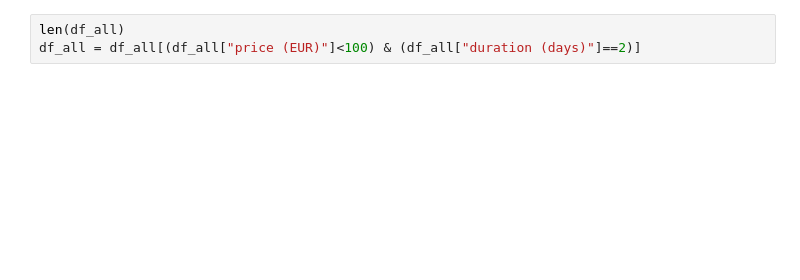
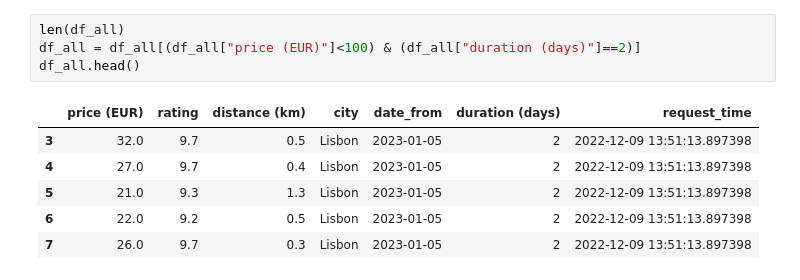
Before and after one commit to s3flsago/hostelprices, a Jupyter notebook: notebooks/static_analysis.ipynb, the cells around one changed output. Cells and saved outputs as stored; diff of their text form; blank space fills up the shorter version.

```diff
--- a/notebooks/static_analysis.ipynb
+++ b/notebooks/static_analysis.ipynb
@@ -65,6 +153,14 @@ df_all = LoadData.loop(
 # %%
 len(df_all)
 df_all = df_all[(df_all["price (EUR)"]<100) & (df_all["duration (days)"]==2)]
+df_all.head()
+# %% [output]
+|  | price (EUR) | rating | distance (km) | city | date_from | duration (days) | request_time |
+| 3 | 32.0 | 9.7 | 0.5 | Lisbon | 2023-01-05 | 2 | 2022-12-09 13:51:13.897398 |
+| 4 | 27.0 | 9.7 | 0.4 | Lisbon | 2023-01-05 | 2 | 2022-12-09 13:51:13.897398 |
+| 5 | 21.0 | 9.3 | 1.3 | Lisbon | 2023-01-05 | 2 | 2022-12-09 13:51:13.897398 |
+| 6 | 22.0 | 9.2 | 0.5 | Lisbon | 2023-01-05 | 2 | 2022-12-09 13:51:13.897398 |
+| 7 | 26.0 | 9.7 | 0.3 | Lisbon | 2023-01-05 | 2 | 2022-12-09 13:51:13.897398 |
 # %%
 sns.relplot(
     data=df_all,
```
Also changed, not shown: parts of 4 cells of this notebook, 9 other files.
